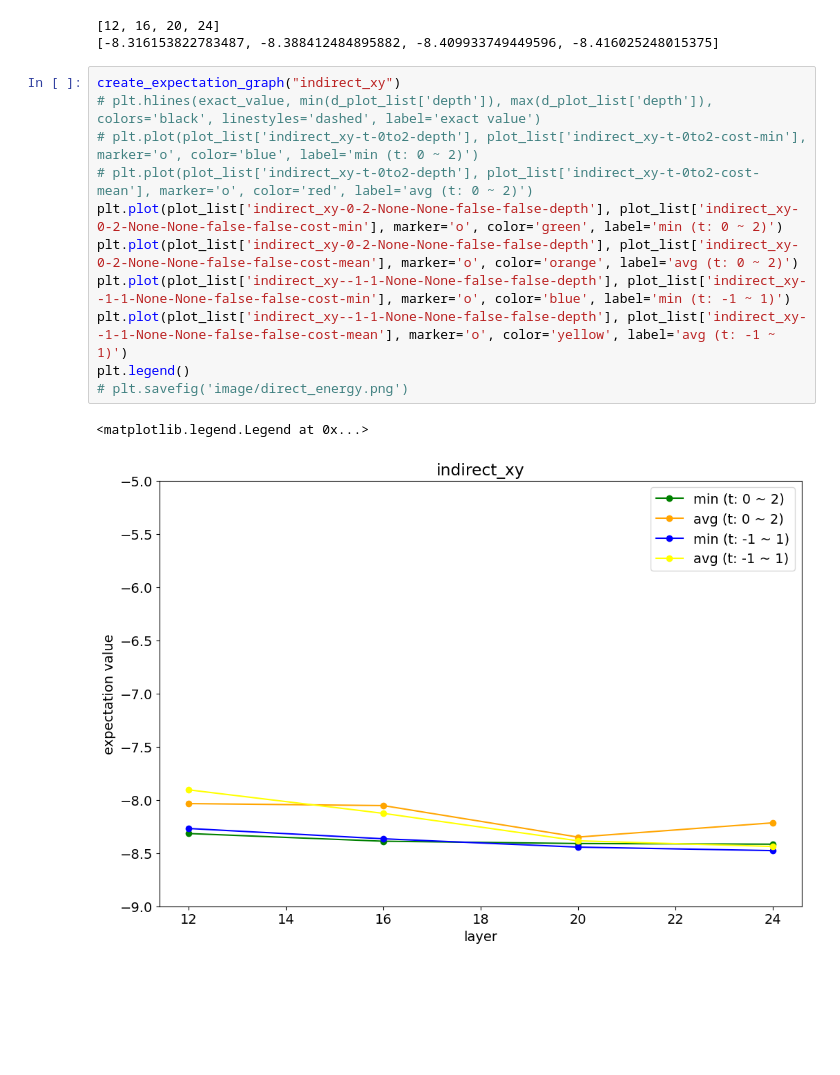
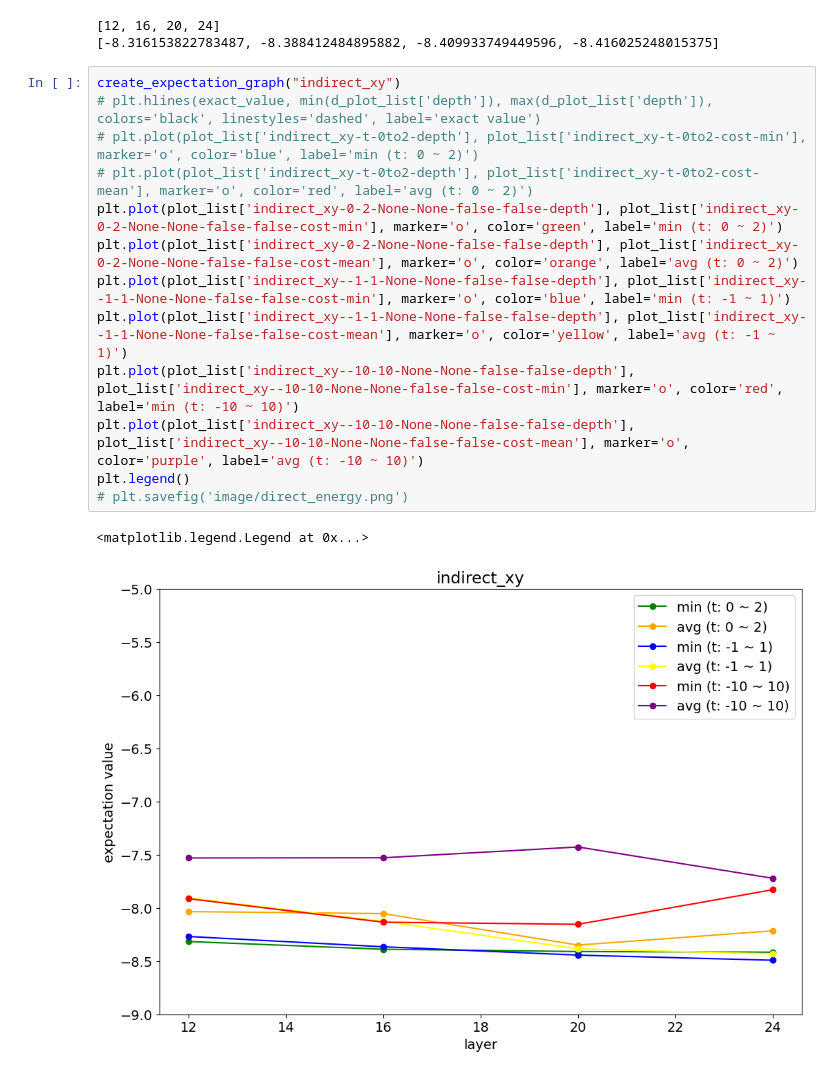
Before and after one commit to tanan/qsimu, a Jupyter notebook: qulacs/apps/notebook/no_constraints_no_bounds.ipynb, the cells around one changed output. Drawn from its saved outputs; the diff is of its cells as text; blank space fills up the shorter version.

```diff
--- a/qulacs/apps/notebook/no_constraints_no_bounds.ipynb
+++ b/qulacs/apps/notebook/no_constraints_no_bounds.ipynb
@@ -64,14 +64,16 @@ print(plot_list['indirect_xy-0-2-None-None-false-false-cost-min'])
 # %%
 create_expectation_graph("indirect_xy")
 # plt.hlines(exact_value, min(d_plot_list['depth']), max(d_plot_list['depth']), colors='black', linestyles='dashed', label='exact value')
 # plt.plot(plot_list['indirect_xy-t-0to2-depth'], plot_list['indirect_xy-t-0to2-cost-min'], marker='o', color='blue', label='min (t: 0 ~ 2)')
 # plt.plot(plot_list['indirect_xy-t-0to2-depth'], plot_list['indirect_xy-t-0to2-cost-mean'], marker='o', color='red', label='avg (t: 0 ~ 2)')
 plt.plot(plot_list['indirect_xy-0-2-None-None-false-false-depth'], plot_list['indirect_xy-0-2-None-None-false-false-cost-min'], marker='o', color='green', label='min (t: 0 ~ 2)')
 plt.plot(plot_list['indirect_xy-0-2-None-None-false-false-depth'], plot_list['indirect_xy-0-2-None-None-false-false-cost-mean'], marker='o', color='orange', label='avg (t: 0 ~ 2)')
 plt.plot(plot_list['indirect_xy--1-1-None-None-false-false-depth'], plot_list['indirect_xy--1-1-None-None-false-false-cost-min'], marker='o', color='blue', label='min (t: -1 ~ 1)')
 plt.plot(plot_list['indirect_xy--1-1-None-None-false-false-depth'], plot_list['indirect_xy--1-1-None-None-false-false-cost-mean'], marker='o', color='yellow', label='avg (t: -1 ~ 1)')
+plt.plot(plot_list['indirect_xy--10-10-None-None-false-false-depth'], plot_list['indirect_xy--10-10-None-None-false-false-cost-min'], marker='o', color='red', label='min (t: -10 ~ 10)')
+plt.plot(plot_list['indirect_xy--10-10-None-None-false-false-depth'], plot_list['indirect_xy--10-10-None-None-false-false-cost-mean'], marker='o', color='purple', label='avg (t: -10 ~ 10)')
 plt.legend()
 # plt.savefig('image/direct_energy.png')
 # %% [output]
 <matplotlib.legend.Legend at 0x...>
-[figure, old version]
+[figure, new version]
```
Also changed, not shown: parts of 2 cells of this notebook, 1 other file.
